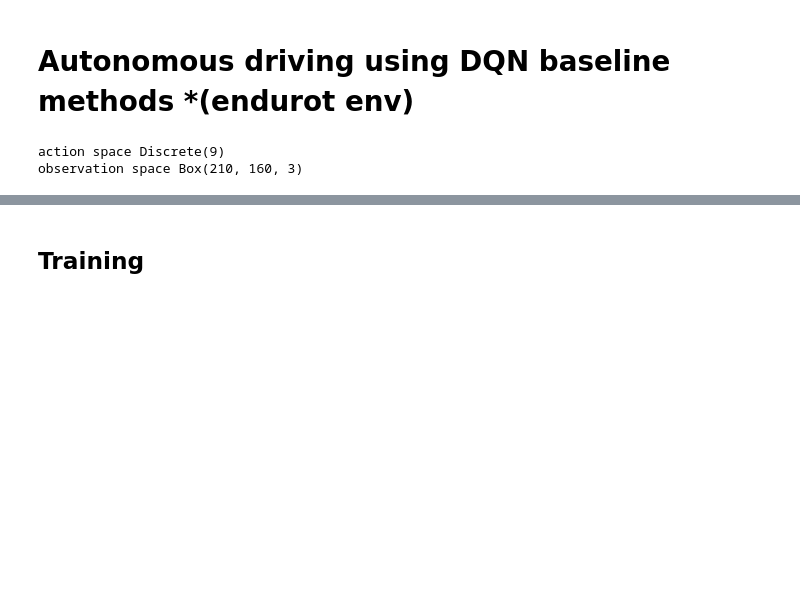
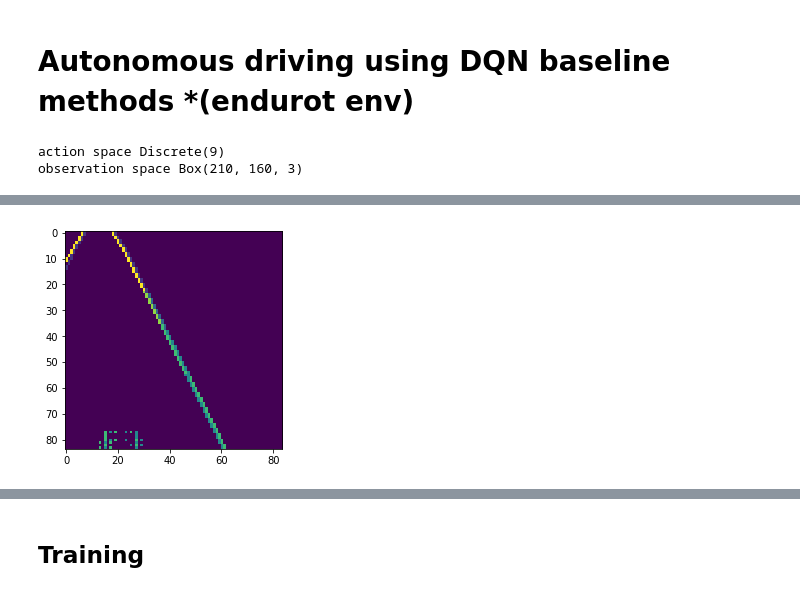
Before and after one commit to AI2Rgross/p8_endurot-v0, a Jupyter notebook: endurot.ipynb, the cells around one changed output, grey strips where cells are left out. Cells and saved outputs as stored; diff of their text form; code cells hidden in the pictures; blank space fills up the shorter version.

```diff
--- a/endurot.ipynb
+++ b/endurot.ipynb
@@ -38,19 +56,21 @@ def post_poc(screen):
 # %%
-for i_episode in range(0):
+for i_episode in range(1):
     current_screen = post_poc(env.reset())
     last_screen = current_screen
-    for t in range(100):
+    for t in range(11):
         env.render()
-        action = env.action_space.sample()
+        action =7#env.action_space.sample()
         #print("action:",info)
         current_screen, reward, done, info = env.step(action)
         current_screen=post_poc(current_screen)
         next_state=last_screen-current_screen
         last_screen=current_screen
         plt.imshow(next_state[0])
         if done:
             print("Episode finished after {} timesteps".format(t+1))
             break
+# %% [output]
+[figure, added]
 # %%
 
 #    0 - walk forward
```
Also changed, not shown: parts of 6 cells of this notebook, 3 other files.
